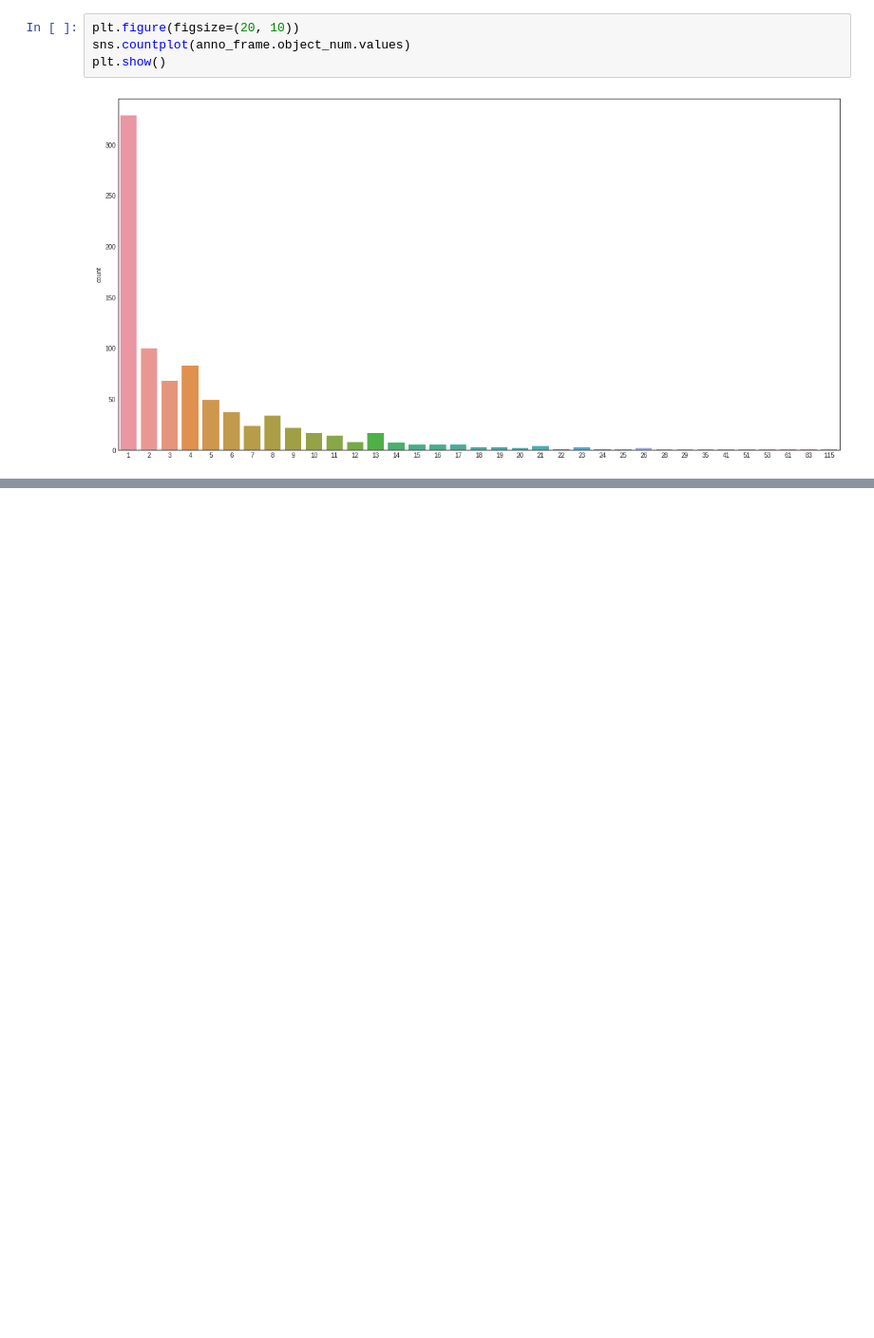
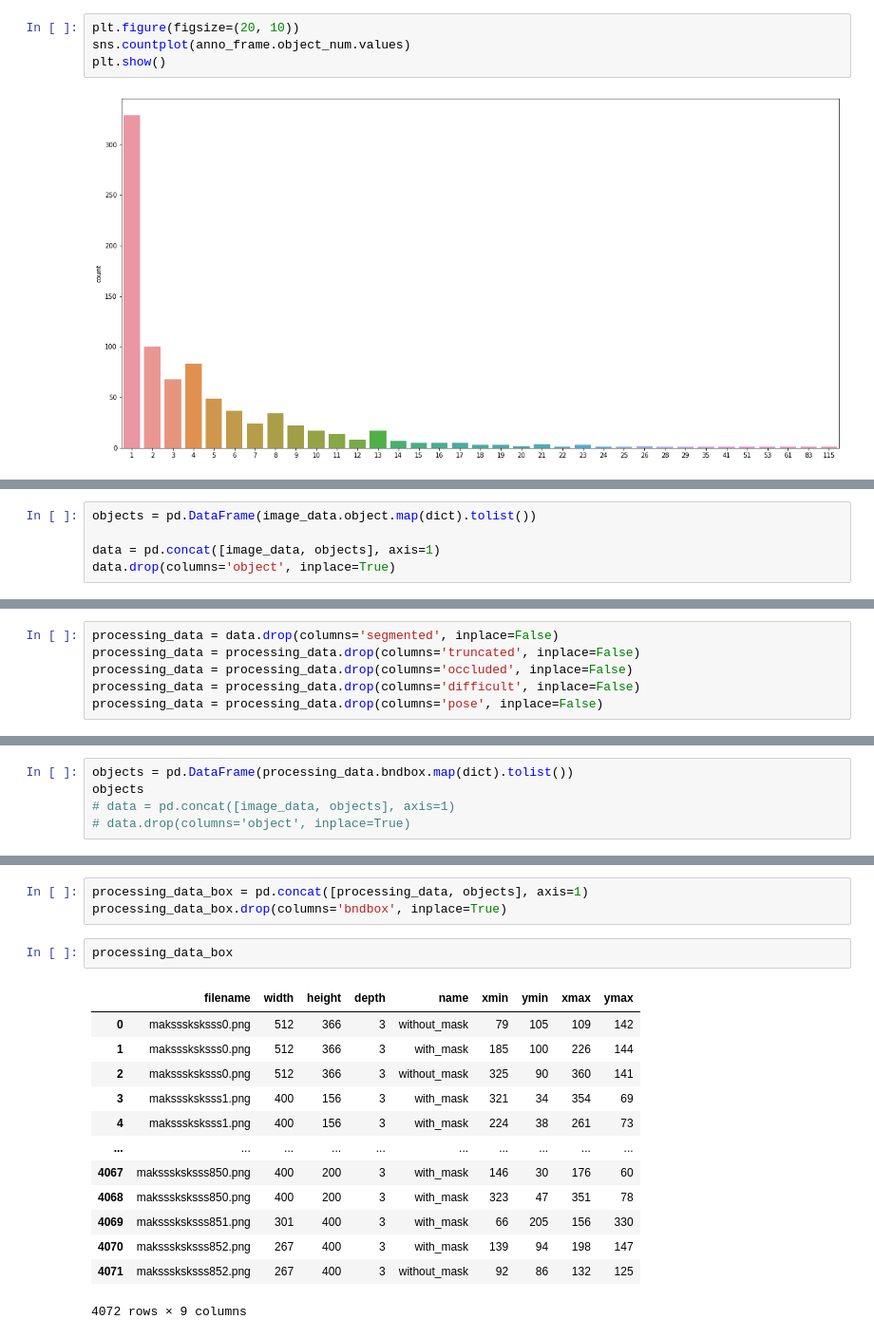
Before and after one commit to Limm-jk/Data_Competition, a Jupyter notebook: 02. Mask_Dataset/Mask_dataset_processing.ipynb, the cells around one changed output, grey strips where cells are left out. Shown at 95% size. Saved outputs shown, nothing was run; the diff lists cells and outputs as text; blank space fills up the shorter version.

```diff
--- a/02. Mask_Dataset/Mask_dataset_processing.ipynb
+++ b/02. Mask_Dataset/Mask_dataset_processing.ipynb
@@ -206,0 +239,5 @@ plt.show()
+# %%
+objects = pd.DataFrame(image_data.object.map(dict).tolist())
+
+data = pd.concat([image_data, objects], axis=1)
+data.drop(columns='object', inplace=True)
@@ -206,0 +252,6 @@ plt.show()
+# %%
+processing_data = data.drop(columns='segmented', inplace=False)
+processing_data = processing_data.drop(columns='truncated', inplace=False)
+processing_data = processing_data.drop(columns='occluded', inplace=False)
+processing_data = processing_data.drop(columns='difficult', inplace=False)
+processing_data = processing_data.drop(columns='pose', inplace=False)
@@ -206,0 +274,5 @@ plt.show()
+# %%
+objects = pd.DataFrame(processing_data.bndbox.map(dict).tolist())
+objects
+# data = pd.concat([image_data, objects], axis=1)
+# data.drop(columns='object', inplace=True)
@@ -206,0 +293,19 @@ plt.show()
+# %%
+processing_data_box = pd.concat([processing_data, objects], axis=1)
+processing_data_box.drop(columns='bndbox', inplace=True)
+# %%
+processing_data_box
+# %% [output]
+|  | filename | width | height | depth | name | xmin | ymin | xmax | ymax |
+| 0 | maksssksksss0.png | 512 | 366 | 3 | without_mask | 79 | 105 | 109 | 142 |
+| 1 | maksssksksss0.png | 512 | 366 | 3 | with_mask | 185 | 100 | 226 | 144 |
+| 2 | maksssksksss0.png | 512 | 366 | 3 | without_mask | 325 | 90 | 360 | 141 |
+| 3 | maksssksksss1.png | 400 | 156 | 3 | with_mask | 321 | 34 | 354 | 69 |
+| 4 | maksssksksss1.png | 400 | 156 | 3 | with_mask | 224 | 38 | 261 | 73 |
+| ... | ... | ... | ... | ... | ... | ... | ... | ... | ... |
+| 4067 | maksssksksss850.png | 400 | 200 | 3 | with_mask | 146 | 30 | 176 | 60 |
+| 4068 | maksssksksss850.png | 400 | 200 | 3 | with_mask | 323 | 47 | 351 | 78 |
+| 4069 | maksssksksss851.png | 301 | 400 | 3 | with_mask | 66 | 205 | 156 | 330 |
+| 4070 | maksssksksss852.png | 267 | 400 | 3 | with_mask | 139 | 94 | 198 | 147 |
+| 4071 | maksssksksss852.png | 267 | 400 | 3 | without_mask | 92 | 86 | 132 | 125 |
+4072 rows × 9 columns
```
Also changed, not shown: parts of 12 cells of this notebook.
